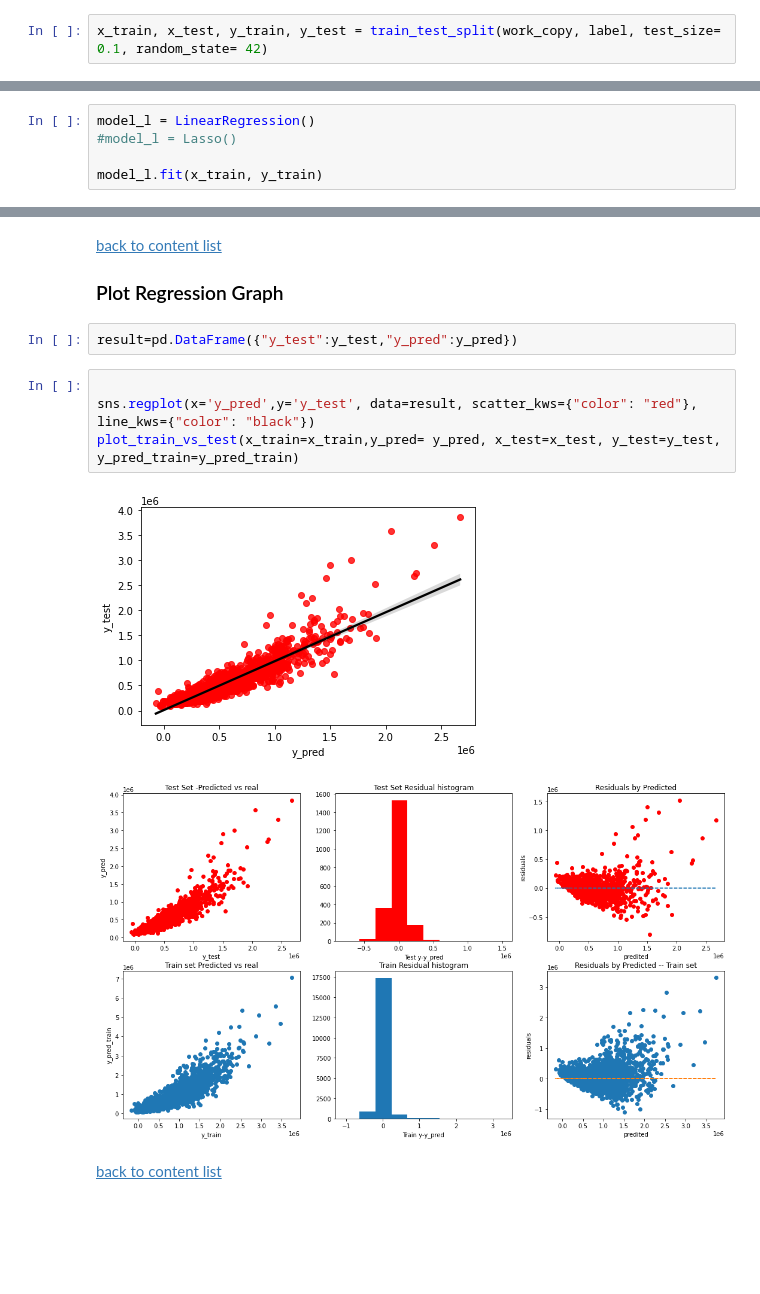
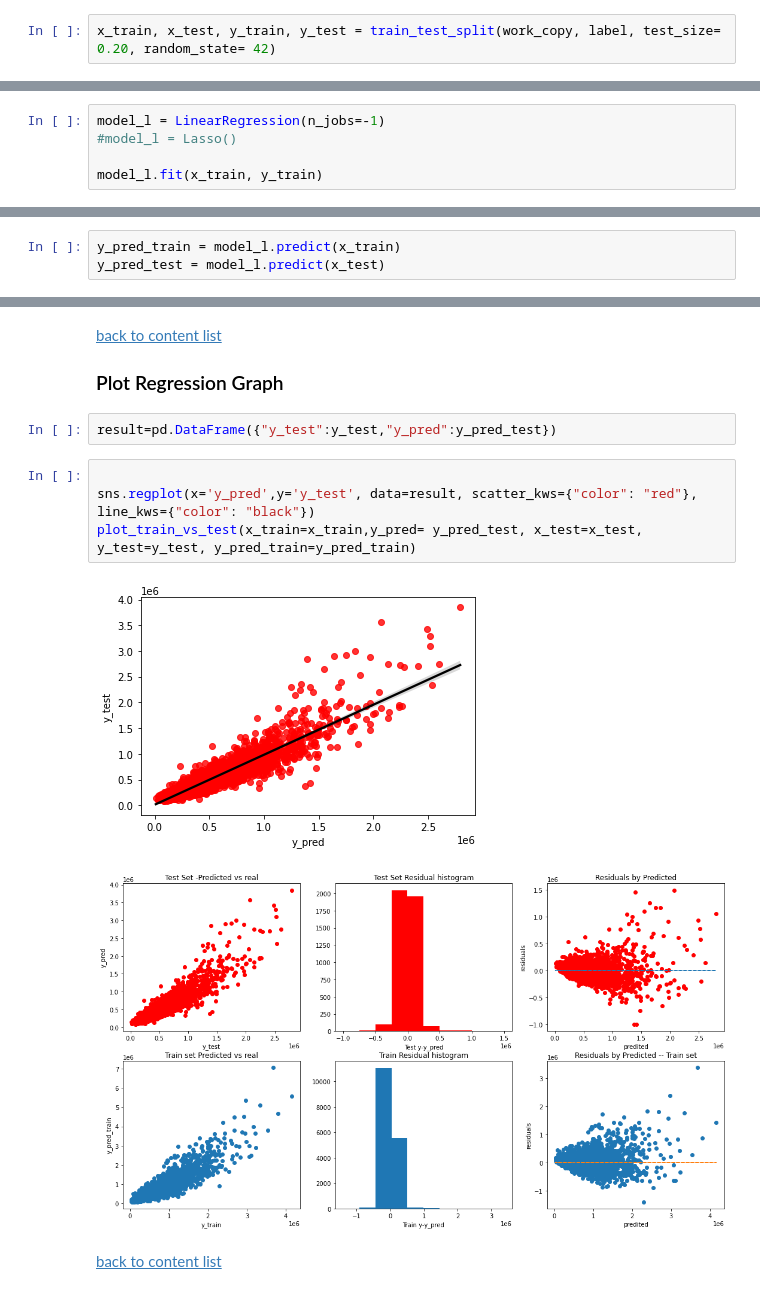
Before and after one commit to Denny-Meyer/IronHack_mid_term_real_state_regression, a Jupyter notebook: source_code/data_analytics_denny.ipynb, the cells around one changed output, grey strips where cells are left out. Drawn from its saved outputs; the diff is of its cells as text; blank space fills up the shorter version.

```diff
--- a/source_code/data_analytics_denny.ipynb
+++ b/source_code/data_analytics_denny.ipynb
@@ -298,7 +306,7 @@ work_copy.describe()
 label = work_copy['price']
 work_copy.drop(columns='price', inplace=True)
 # %%
-x_train, x_test, y_train, y_test = train_test_split(work_copy, label, test_size= 0.1, random_state= 42)
+x_train, x_test, y_train, y_test = train_test_split(work_copy, label, test_size= 0.20, random_state= 42)
 # %%
 x_train.describe()
 # %% [output]
@@ -338,5 +346,5 @@ array([[ 2.06077136,  0.5239203 ,  1.06450944, ..., -0.08047528,
 # %%
-model_l = LinearRegression()
+model_l = LinearRegression(n_jobs=-1)
 #model_l = Lasso()
 
 model_l.fit(x_train, y_train)
@@ -348,3 +353,6 @@ y_pred_train = model_l.predict(x_train)
+# %%
+y_pred_train = model_l.predict(x_train)
+y_pred_test = model_l.predict(x_test)
 # %%
 x_train_sm = sm.add_constant(x_train) # adding a constant
 model = sm.OLS(list(y_train), x_train_sm).fit()
@@ -390,14 +398,14 @@ strong multicollinearity or other numerical problems.
 <a href='#content'>back to content list</a>
 ### Plot Regression Graph
 # %%
-result=pd.DataFrame({"y_test":y_test,"y_pred":y_pred})
+result=pd.DataFrame({"y_test":y_test,"y_pred":y_pred_test})
 # %%
 
 sns.regplot(x='y_pred',y='y_test', data=result, scatter_kws={"color": "red"}, line_kws={"color": "black"})
-plot_train_vs_test(x_train=x_train,y_pred= y_pred, x_test=x_test, y_test=y_test, y_pred_train=y_pred_train)
+plot_train_vs_test(x_train=x_train,y_pred= y_pred_test, x_test=x_test, y_test=y_test, y_pred_train=y_pred_train)
 # %% [output]
-[figure, old version]
+[figure, new version]
-[figure, old version]
+[figure, new version]
 # %% [markdown]
 <a id='feature_importance'></a>
 <a href='#content'>back to content list</a>
```
Also changed, not shown: parts of 23 cells of this notebook.
